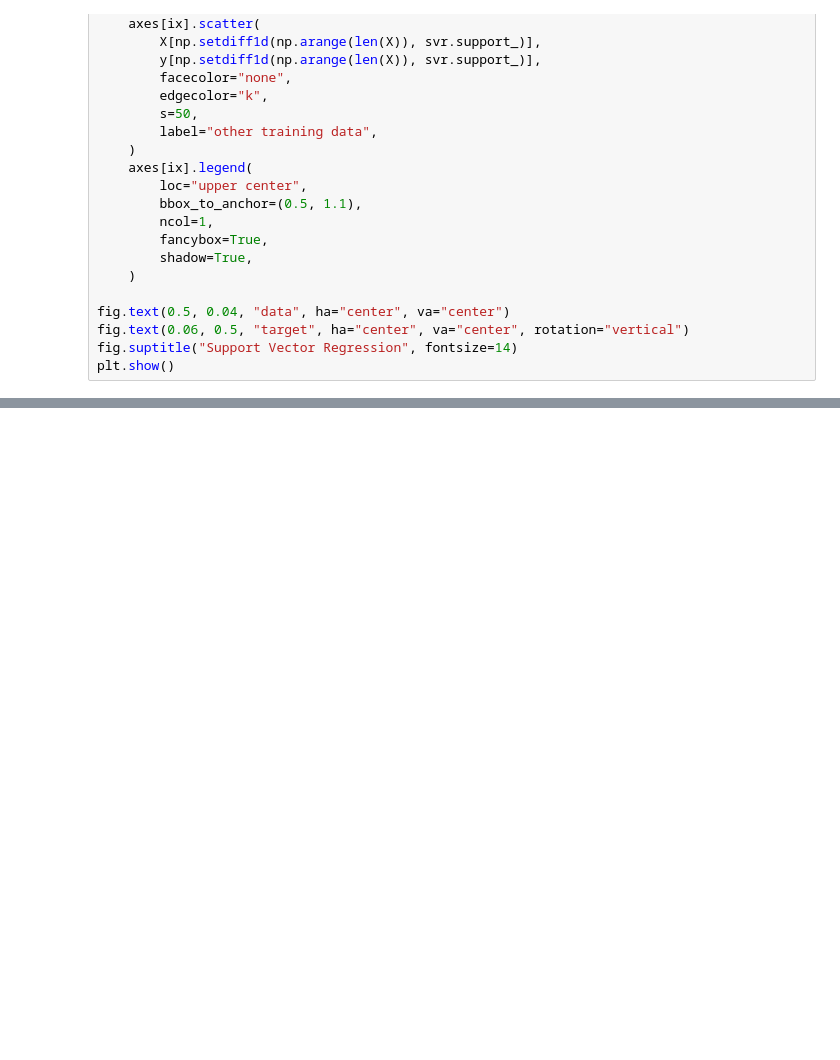
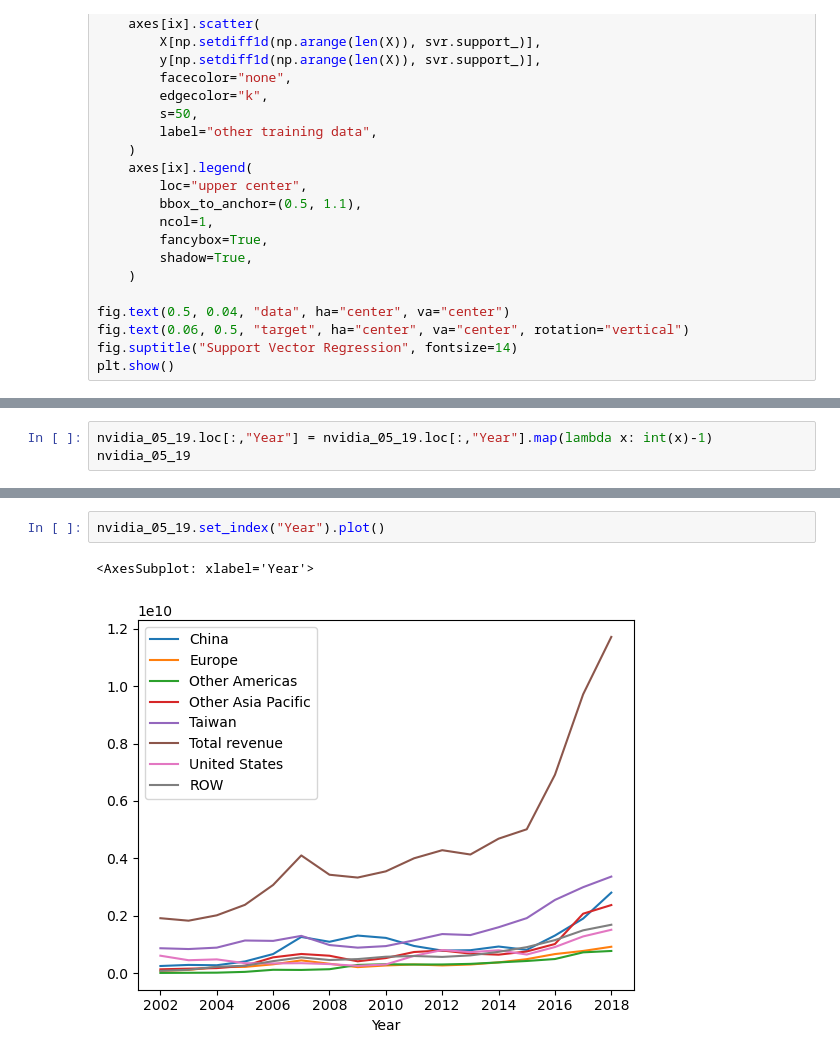
Before and after one commit to AimjGuytidy/Gwiza-analysis, a Jupyter notebook: Nvidia-case-study.ipynb, the cells around one changed output, grey strips where cells are left out. Cells and saved outputs as stored; diff of their text form; blank space fills up the shorter version.

```diff
--- a/Nvidia-case-study.ipynb
+++ b/Nvidia-case-study.ipynb
@@ -983,0 +959,3 @@ nvidia_05_19
+# %%
+nvidia_05_19.loc[:,"Year"] = nvidia_05_19.loc[:,"Year"].map(lambda x: int(x)-1)
+nvidia_05_19
@@ -983,0 +981,5 @@ nvidia_05_19
+# %%
+nvidia_05_19.set_index("Year").plot()
+# %% [output]
+<AxesSubplot: xlabel='Year'>
+[figure, added]
```
Also changed, not shown: parts of 94 cells of this notebook.
